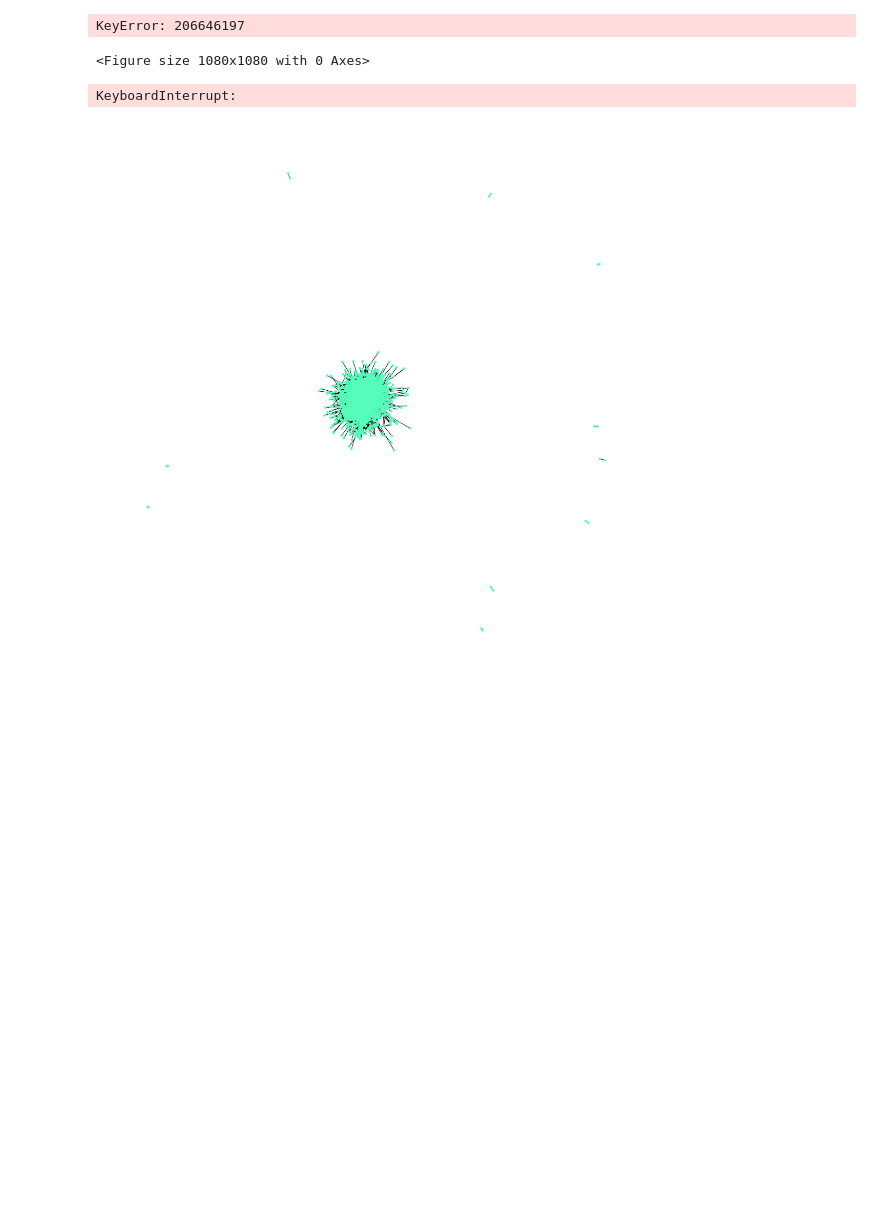
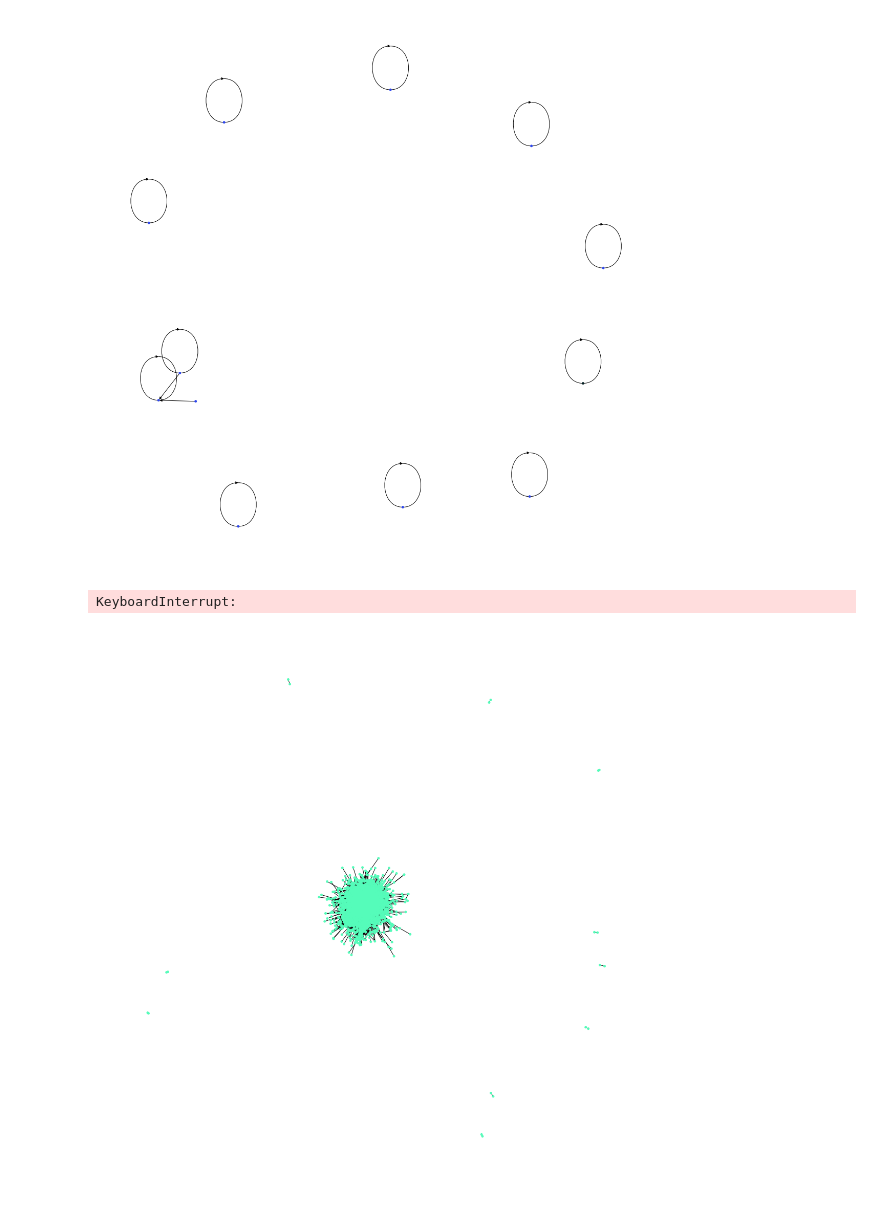
Before and after one commit to andhrelja/twitter-scraper, a Jupyter notebook: notebooks/GraphAnalysyis.ipynb, the cells around one changed output. Cells and saved outputs as stored; diff of their text form; code cells hidden in the pictures; blank space fills up the shorter version.

```diff
--- a/notebooks/GraphAnalysyis.ipynb
+++ b/notebooks/GraphAnalysyis.ipynb
@@ -98,33 +87,32 @@ plot_nx_graph(G, node_size=15)
 # %%
 import random
 
 def get_color_by_attr(graph, nodes_df, attr_name):
     attr_color_map = {
         str(attr): '#' + ''.join([random.choice('0123456789ABCDEF') for i in range(6)])
         for attr in nodes_df[nodes_df.index.isin(graph.nodes)][attr_name].values
     }
     attr_color_map.update({-1: '#000000'})
     node_color = []
     attr_value_map = nodes_df[attr_name].to_dict()
 
     for node in graph.nodes:
         value = str(attr_value_map[node])
         node_color.append(attr_color_map[value])
     return node_color
 
 def plot_nx_graph(graph, nodes_df, color_attr=None, **kwargs):
     plt.figure(figsize=(15, 15))
     if color_attr:
         node_color = get_color_by_attr(graph, nodes_df, color_attr)
         kwargs.update({'node_color': node_color})
     nx.draw_spring(graph, **kwargs)
     plt.show()
 
-G = get_sample_nx_graph(sample_size=5000)
+# G = get_sample_nx_graph(sample_size=5000)
 plot_nx_graph(G, nodes_df, color_attr='is_covid', node_size=15)
 # %% [output]
-KeyError: 206646197
-<Figure size 1080x1080 with 0 Axes>
+[figure, added]
 # %%
 from networkx.algorithms import community
 
```
Also changed, not shown: parts of 5 cells of this notebook, 45 other files.
